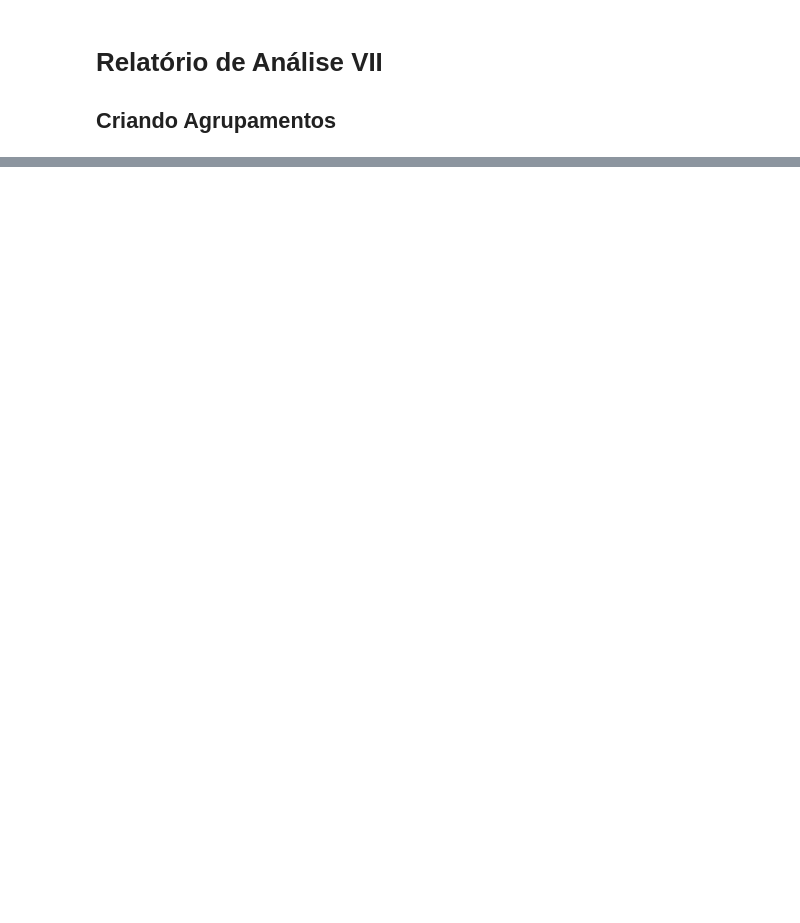
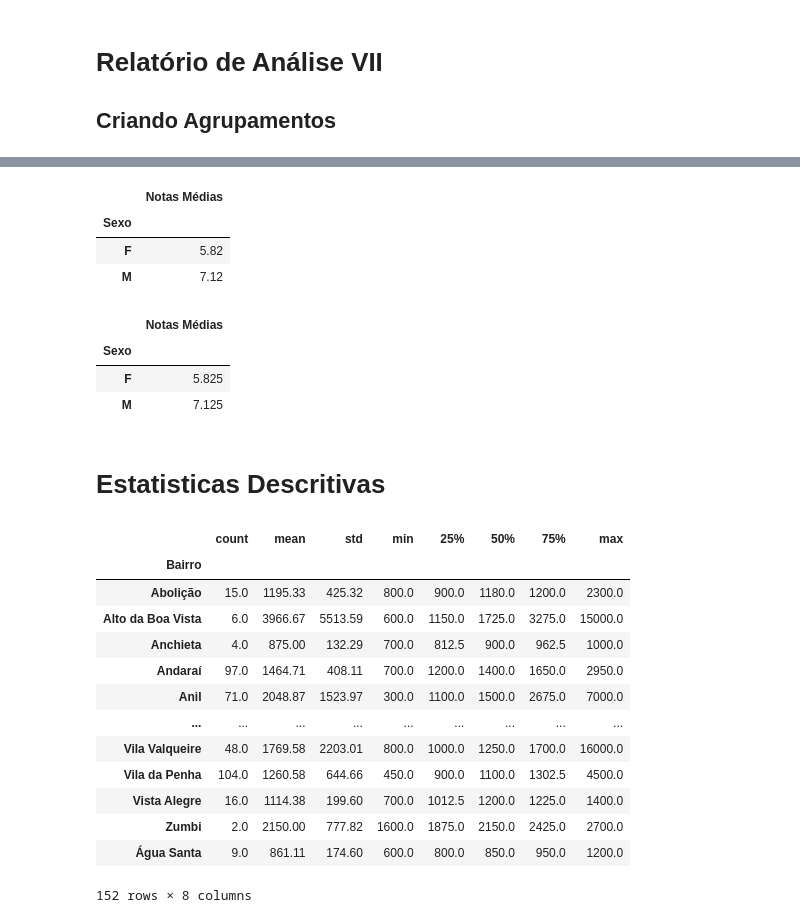
Before and after one commit to Moc967/Alura-Python, a Jupyter notebook: Data Science_Pandas/Criando Agrupamentos.ipynb, the cells around one changed output, grey strips where cells are left out. Cells and saved outputs as stored; diff of their text form; code cells hidden in the pictures; blank space fills up the shorter version.

```diff
--- a/Data Science_Pandas/Criando Agrupamentos.ipynb
+++ b/Data Science_Pandas/Criando Agrupamentos.ipynb
@@ -21,0 +144,39 @@ dados.head(10)
+# %%
+sexo = alunos.groupby('Sexo')
+sexo = pd.DataFrame(sexo['Notas'].mean().round(2))
+sexo.columns = ['Notas Médias']
+sexo
+# %% [output]
+|  | Notas Médias |
+| Sexo |  |
+| F | 5.82 |
+| M | 7.12 |
+# %%
+sexo = alunos.groupby('Sexo')
+sexo = pd.DataFrame(sexo['Notas'].mean())
+sexo.columns = ['Notas Médias']
+sexo
+# %% [output]
+|  | Notas Médias |
+| Sexo |  |
+| F | 5.825 |
+| M | 7.125 |
+# %% [markdown]
+# Estatisticas Descritivas
+# %%
+grupo_bairro['Valor'].describe().round(2)
+# %% [output]
+|  | count | mean | std | min | 25% | 50% | 75% | max |
+| Bairro |  |  |  |  |  |  |  |  |
+| Abolição | 15.0 | 1195.33 | 425.32 | 800.0 | 900.0 | 1180.0 | 1200.0 | 2300.0 |
+| Alto da Boa Vista | 6.0 | 3966.67 | 5513.59 | 600.0 | 1150.0 | 1725.0 | 3275.0 | 15000.0 |
+| Anchieta | 4.0 | 875.00 | 132.29 | 700.0 | 812.5 | 900.0 | 962.5 | 1000.0 |
+| Andaraí | 97.0 | 1464.71 | 408.11 | 700.0 | 1200.0 | 1400.0 | 1650.0 | 2950.0 |
+| Anil | 71.0 | 2048.87 | 1523.97 | 300.0 | 1100.0 | 1500.0 | 2675.0 | 7000.0 |
+| ... | ... | ... | ... | ... | ... | ... | ... | ... |
+| Vila Valqueire | 48.0 | 1769.58 | 2203.01 | 800.0 | 1000.0 | 1250.0 | 1700.0 | 16000.0 |
+| Vila da Penha | 104.0 | 1260.58 | 644.66 | 450.0 | 900.0 | 1100.0 | 1302.5 | 4500.0 |
+| Vista Alegre | 16.0 | 1114.38 | 199.60 | 700.0 | 1012.5 | 1200.0 | 1225.0 | 1400.0 |
+| Zumbi | 2.0 | 2150.00 | 777.82 | 1600.0 | 1875.0 | 2150.0 | 2425.0 | 2700.0 |
+| Água Santa | 9.0 | 861.11 | 174.60 | 600.0 | 800.0 | 850.0 | 950.0 | 1200.0 |
+152 rows × 8 columns
```
Also changed, not shown: parts of 27 cells of this notebook, 8 other files.
